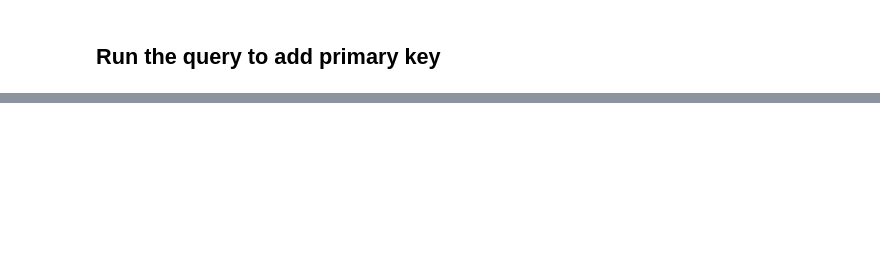
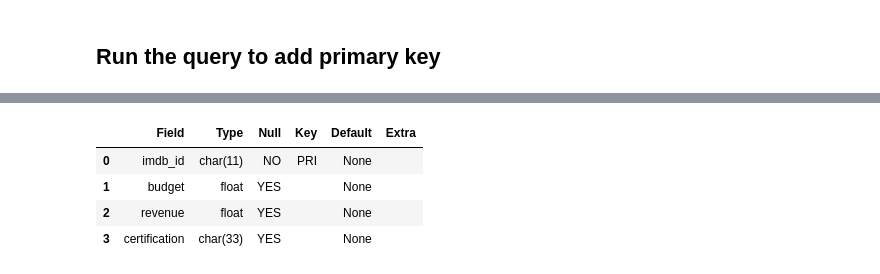
Before and after one commit to SpreeC/IMDB-Project, a Jupyter notebook: Part3B.ipynb, the cells around one changed output, grey strips where cells are left out. Saved outputs shown, nothing was run; the diff lists cells and outputs as text; code cells hidden in the pictures; blank space fills up the shorter version.

```diff
--- a/Part3B.ipynb
+++ b/Part3B.ipynb
@@ -210,0 +263,9 @@ ProgrammingError: (pymysql.err.ProgrammingError) (1146, "Table 'movies.tmdb_data
+# %%
+q='''DESCRIBE tmdb_data'''
+pd.read_sql(q,engine)
+# %% [output]
+|  | Field | Type | Null | Key | Default | Extra |
+| 0 | imdb_id | char(11) | NO | PRI | None |  |
+| 1 | budget | float | YES |  | None |  |
+| 2 | revenue | float | YES |  | None |  |
+| 3 | certification | char(33) | YES |  | None |  |
```
Also changed, not shown: parts of 14 cells of this notebook.
